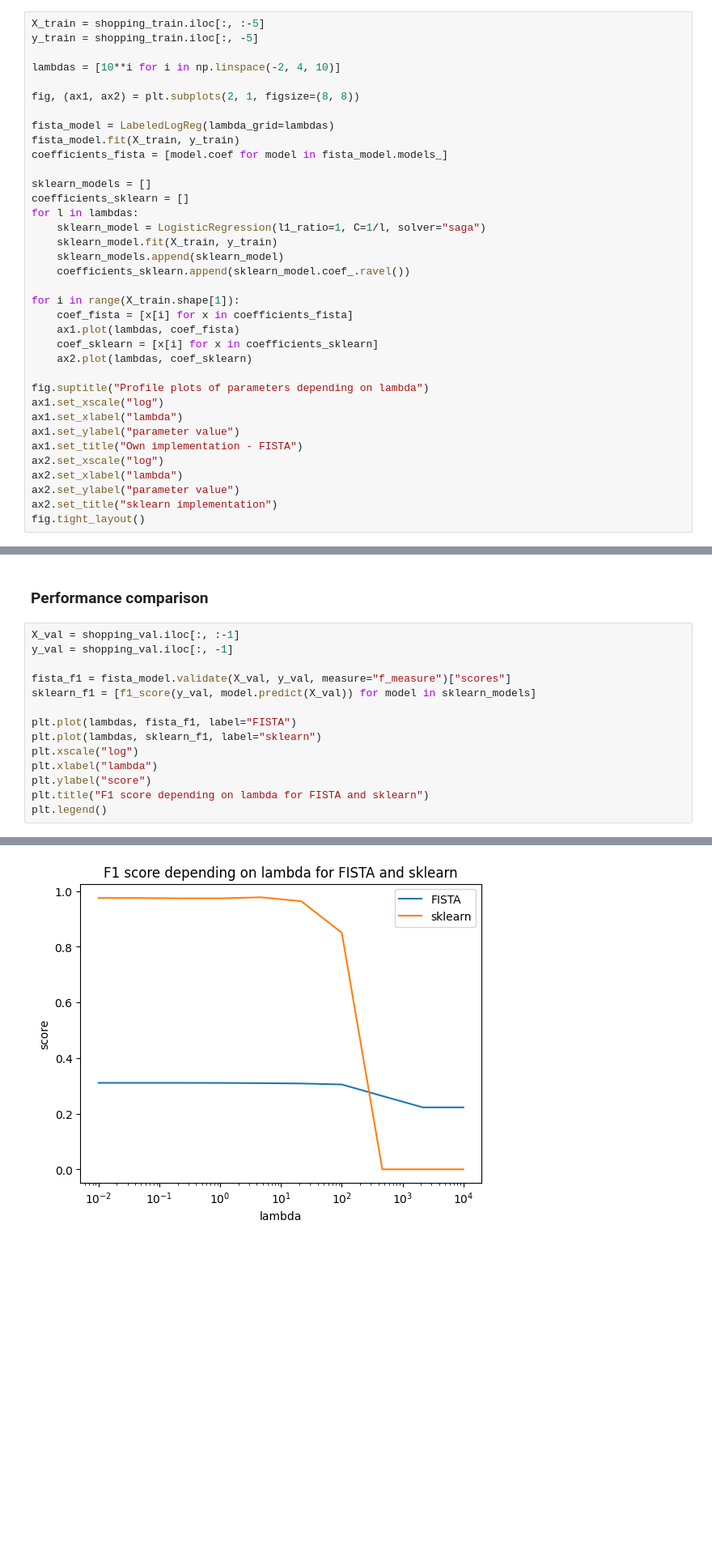
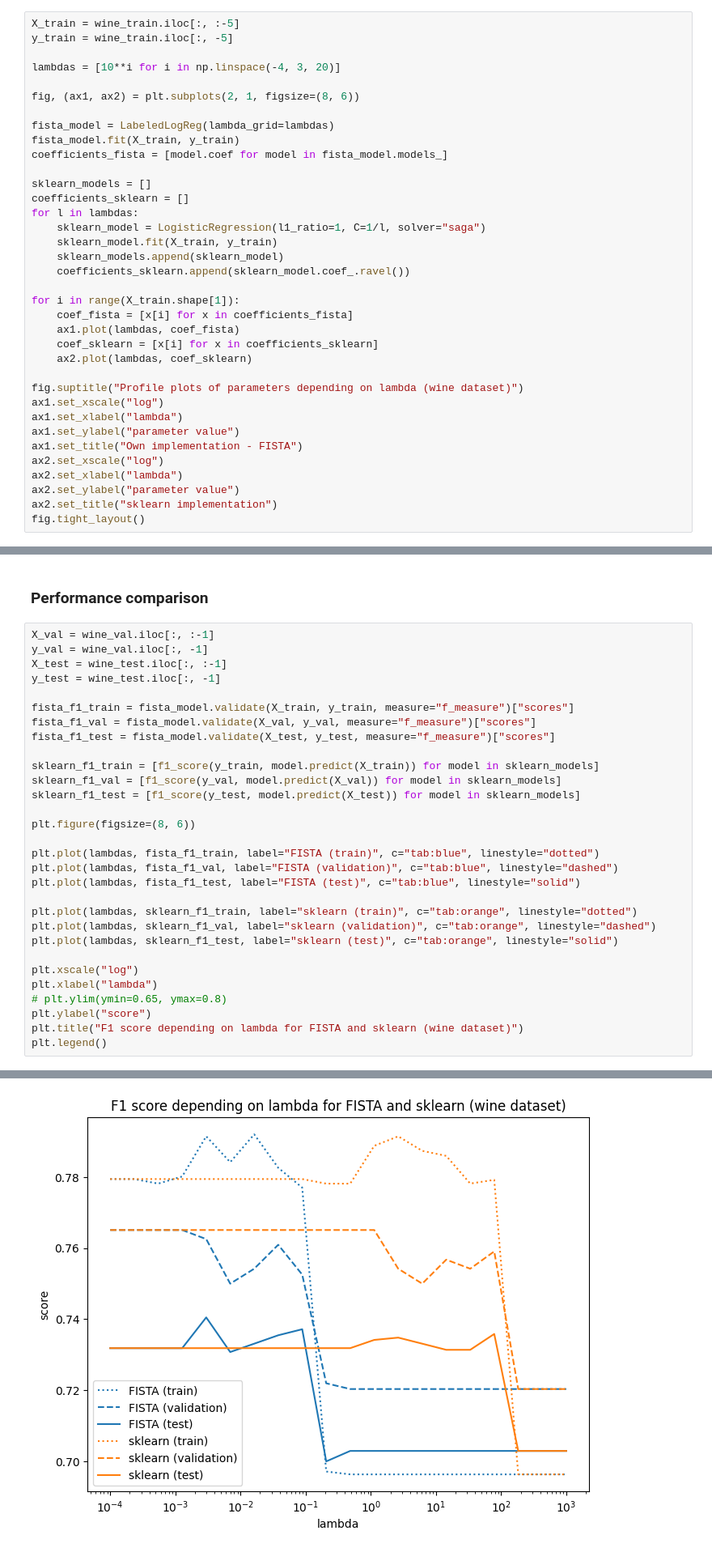
Before and after one commit to zochowskitomasz/AML_project, a Jupyter notebook: AMLpro1.ipynb, the cells around one changed output, grey strips where cells are left out. Shown at 81% size. Cells and saved outputs as stored; diff of their text form; blank space fills up the shorter version.

```diff
--- a/AMLpro1.ipynb
+++ b/AMLpro1.ipynb
@@ -161,12 +110,12 @@ To train these models, we will use fully labeled data (no missingness).
 
 We want to see how parameter values change with lambda.
 # %%
-X_train = shopping_train.iloc[:, :-5]
-y_train = shopping_train.iloc[:, -5]
+X_train = wine_train.iloc[:, :-5]
+y_train = wine_train.iloc[:, -5]
 
-lambdas = [10**i for i in np.linspace(-2, 4, 10)]
+lambdas = [10**i for i in np.linspace(-4, 3, 20)]
 
-fig, (ax1, ax2) = plt.subplots(2, 1, figsize=(8, 8))
+fig, (ax1, ax2) = plt.subplots(2, 1, figsize=(8, 6))
 
 fista_model = LabeledLogReg(lambda_grid=lambdas)
 fista_model.fit(X_train, y_train)
@@ -186,7 +135,7 @@ for i in range(X_train.shape[1]):
     coef_sklearn = [x[i] for x in coefficients_sklearn]
     ax2.plot(lambdas, coef_sklearn)
 
-fig.suptitle("Profile plots of parameters depending on lambda")
+fig.suptitle("Profile plots of parameters depending on lambda (wine dataset)")
 ax1.set_xscale("log")
 ax1.set_xlabel("lambda")
 ax1.set_ylabel("parameter value")
@@ -201,19 +150,35 @@ fig.tight_layout()
 # %% [markdown]
 ### Performance comparison
 # %%
-X_val = shopping_val.iloc[:, :-1]
-y_val = shopping_val.iloc[:, -1]
+X_val = wine_val.iloc[:, :-1]
+y_val = wine_val.iloc[:, -1]
+X_test = wine_test.iloc[:, :-1]
+y_test = wine_test.iloc[:, -1]
 
-fista_f1 = fista_model.validate(X_val, y_val, measure="f_measure")["scores"]
-sklearn_f1 = [f1_score(y_val, model.predict(X_val)) for model in sklearn_models]
+fista_f1_train = fista_model.validate(X_train, y_train, measure="f_measure")["scores"]
+fista_f1_val = fista_model.validate(X_val, y_val, measure="f_measure")["scores"]
+fista_f1_test = fista_model.validate(X_test, y_test, measure="f_measure")["scores"]
 
-plt.plot(lambdas, fista_f1, label="FISTA")
-plt.plot(lambdas, sklearn_f1, label="sklearn")
+sklearn_f1_train = [f1_score(y_train, model.predict(X_train)) for model in sklearn_models]
+sklearn_f1_val = [f1_score(y_val, model.predict(X_val)) for model in sklearn_models]
+sklearn_f1_test = [f1_score(y_test, model.predict(X_test)) for model in sklearn_models]
+
+plt.figure(figsize=(8, 6))
+
+plt.plot(lambdas, fista_f1_train, label="FISTA (train)", c="tab:blue", linestyle="dotted")
+plt.plot(lambdas, fista_f1_val, label="FISTA (validation)", c="tab:blue", linestyle="dashed")
+plt.plot(lambdas, fista_f1_test, label="FISTA (test)", c="tab:blue", linestyle="solid")
+
+plt.plot(lambdas, sklearn_f1_train, label="sklearn (train)", c="tab:orange", linestyle="dotted")
+plt.plot(lambdas, sklearn_f1_val, label="sklearn (validation)", c="tab:orange", linestyle="dashed")
+plt.plot(lambdas, sklearn_f1_test, label="sklearn (test)", c="tab:orange", linestyle="solid")
+
 plt.xscale("log")
 plt.xlabel("lambda")
+# plt.ylim(ymin=0.65, ymax=0.8)
 plt.ylabel("score")
-plt.title("F1 score depending on lambda for FISTA and sklearn")
+plt.title("F1 score depending on lambda for FISTA and sklearn (wine dataset)")
 plt.legend()
 # %% [output]
 <matplotlib.legend.Legend at 0x...>
-[figure, old version]
+[figure, new version]
```
Also changed, not shown: parts of 45 cells of this notebook, 9 other files.
